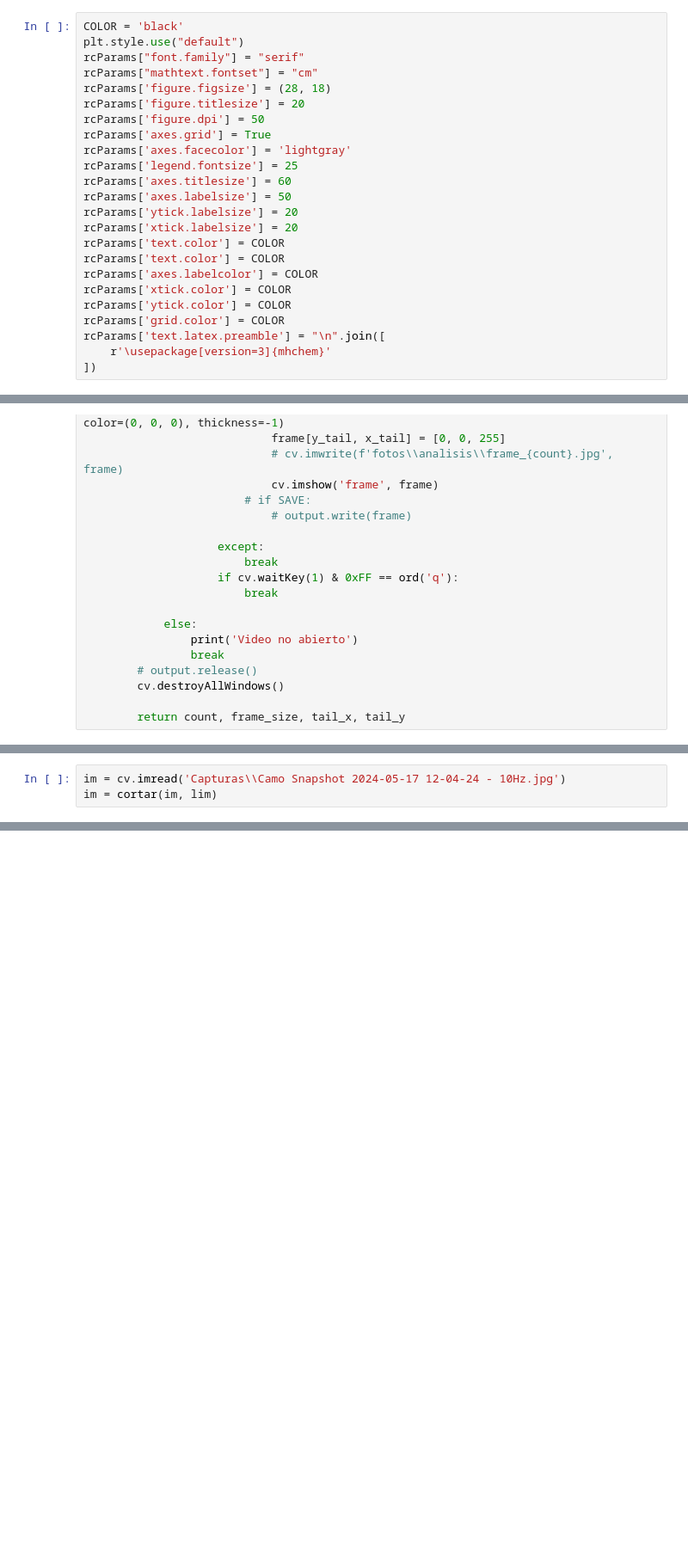
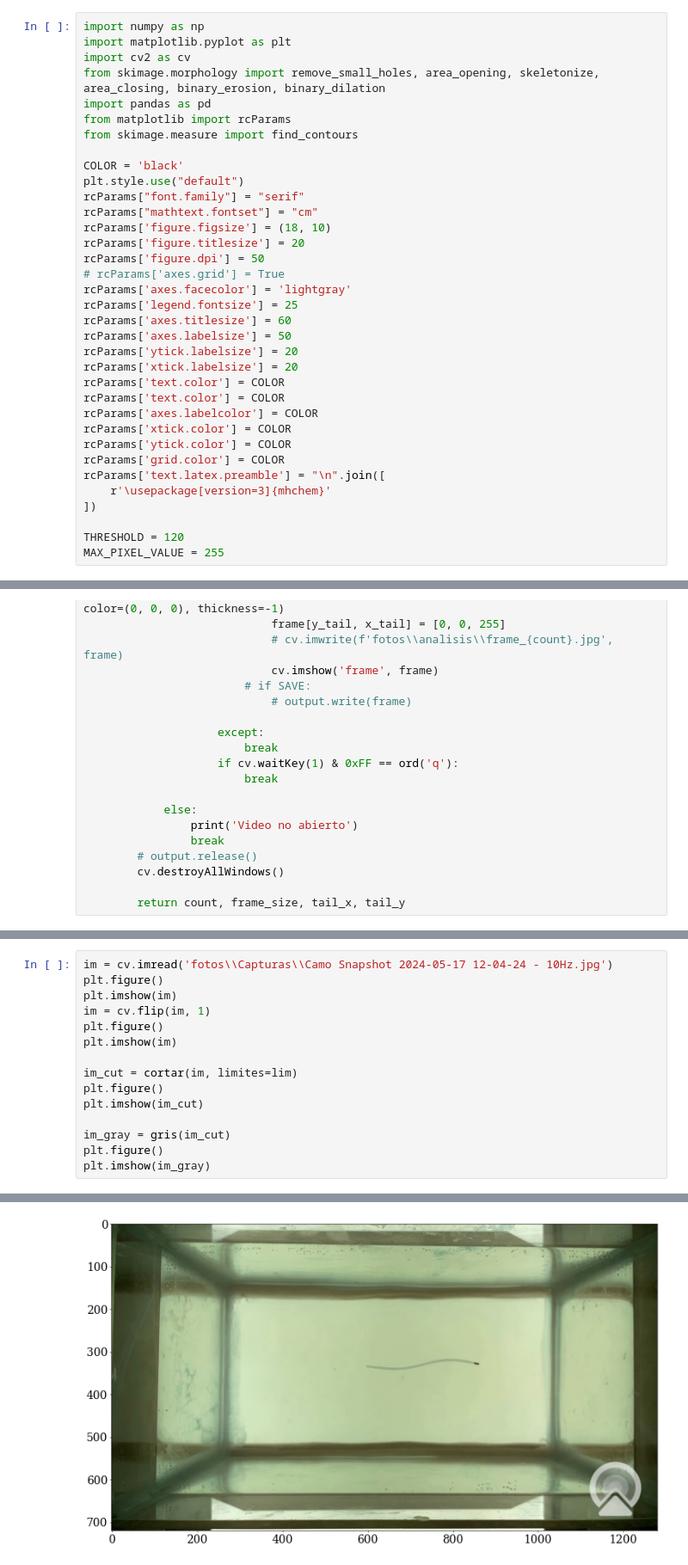
Before and after one commit to gardianc/Nado-ondulatorio, a Jupyter notebook: track_tail.ipynb, the cells around one changed output, grey strips where cells are left out. Shown at 86% size. Saved outputs shown, nothing was run; the diff lists cells and outputs as text; blank space fills up the shorter version.

```diff
--- a/track_tail.ipynb
+++ b/track_tail.ipynb
@@ -9,12 +3,20 @@ from skimage.measure import find_contours
 # %%
+import numpy as np
+import matplotlib.pyplot as plt
+import cv2 as cv
+from skimage.morphology import remove_small_holes, area_opening, skeletonize, area_closing, binary_erosion, binary_dilation
+import pandas as pd
+from matplotlib import rcParams
+from skimage.measure import find_contours
+
 COLOR = 'black'
 plt.style.use("default")
 rcParams["font.family"] = "serif"
 rcParams["mathtext.fontset"] = "cm"
-rcParams['figure.figsize'] = (28, 18)
+rcParams['figure.figsize'] = (18, 10)
 rcParams['figure.titlesize'] = 20
 rcParams['figure.dpi'] = 50
-rcParams['axes.grid'] = True
+# rcParams['axes.grid'] = True
 rcParams['axes.facecolor'] = 'lightgray'
 rcParams['legend.fontsize'] = 25
 rcParams['axes.titlesize'] = 60
@@ -30,3 +32,6 @@ rcParams['grid.color'] = COLOR
 rcParams['text.latex.preamble'] = "\n".join([
     r'\usepackage[version=3]{mhchem}'
 ])
+
+THRESHOLD = 120
+MAX_PIXEL_VALUE = 255
@@ -262,3 +251,16 @@ lim = [310, 950, 205, 505]
 # %%
-im = cv.imread('Capturas\\Camo Snapshot 2024-05-17 12-04-24 - 10Hz.jpg')
-im = cortar(im, lim)
+im = cv.imread('fotos\\Capturas\\Camo Snapshot 2024-05-17 12-04-24 - 10Hz.jpg')
+plt.figure()
+plt.imshow(im)
+im = cv.flip(im, 1)
+plt.figure()
+plt.imshow(im)
+
+im_cut = cortar(im, limites=lim)
+plt.figure()
+plt.imshow(im_cut)
+
+im_gray = gris(im_cut)
+plt.figure()
+plt.imshow(im_gray)
+# %% [output]
@@ -264,0 +268 @@ im = cortar(im, lim)
+[figure, added]
```
Also changed, not shown: parts of 21 cells of this notebook, 1 other file.
